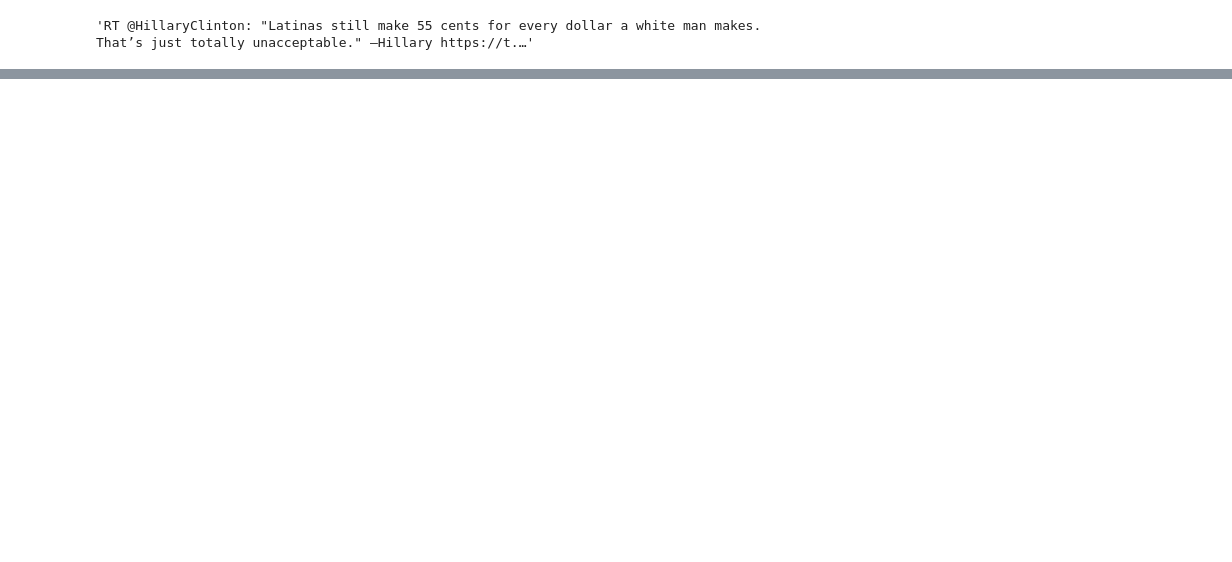
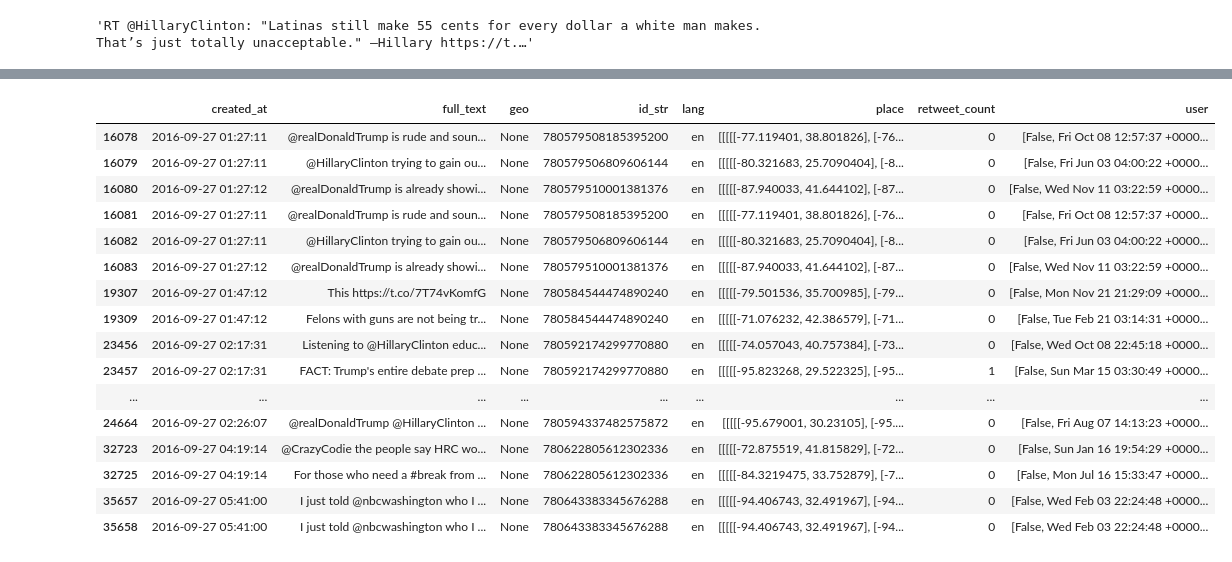
Before and after one commit to YvesWang/Geographic_LDA, a Jupyter notebook: util/preprocessing.ipynb, the cells around one changed output, grey strips where cells are left out. Cells and saved outputs as stored; diff of their text form; code cells hidden in the pictures; blank space fills up the shorter version.

```diff
--- a/util/preprocessing.ipynb
+++ b/util/preprocessing.ipynb
@@ -50,0 +52,21 @@ df[df['place'].isnull()]
+# %%
+ids = df["id_str"]
+df[ids.isin(ids[ids.duplicated()])]
+# %% [output]
+|  | created_at | full_text | geo | id_str | lang | place | retweet_count | user |
+| 16078 | 2016-09-27 01:27:11 | @realDonaldTrump is rude and soun... | None | 780579508185395200 | en | [[[[[-77.119401, 38.801826], [-76... | 0 | [False, Fri Oct 08 12:57:37 +0000... |
+| 16079 | 2016-09-27 01:27:11 | @HillaryClinton trying to gain ou... | None | 780579506809606144 | en | [[[[[-80.321683, 25.7090404], [-8... | 0 | [False, Fri Jun 03 04:00:22 +0000... |
+| 16080 | 2016-09-27 01:27:12 | @realDonaldTrump is already showi... | None | 780579510001381376 | en | [[[[[-87.940033, 41.644102], [-87... | 0 | [False, Wed Nov 11 03:22:59 +0000... |
+| 16081 | 2016-09-27 01:27:11 | @realDonaldTrump is rude and soun... | None | 780579508185395200 | en | [[[[[-77.119401, 38.801826], [-76... | 0 | [False, Fri Oct 08 12:57:37 +0000... |
+| 16082 | 2016-09-27 01:27:11 | @HillaryClinton trying to gain ou... | None | 780579506809606144 | en | [[[[[-80.321683, 25.7090404], [-8... | 0 | [False, Fri Jun 03 04:00:22 +0000... |
+| 16083 | 2016-09-27 01:27:12 | @realDonaldTrump is already showi... | None | 780579510001381376 | en | [[[[[-87.940033, 41.644102], [-87... | 0 | [False, Wed Nov 11 03:22:59 +0000... |
+| 19307 | 2016-09-27 01:47:12 | This https://t.co/7T74vKomfG | None | 780584544474890240 | en | [[[[[-79.501536, 35.700985], [-79... | 0 | [False, Mon Nov 21 21:29:09 +0000... |
+| 19309 | 2016-09-27 01:47:12 | Felons with guns are not being tr... | None | 780584544474890240 | en | [[[[[-71.076232, 42.386579], [-71... | 0 | [False, Tue Feb 21 03:14:31 +0000... |
+| 23456 | 2016-09-27 02:17:31 | Listening to @HillaryClinton educ... | None | 780592174299770880 | en | [[[[[-74.057043, 40.757384], [-73... | 0 | [False, Wed Oct 08 22:45:18 +0000... |
+| 23457 | 2016-09-27 02:17:31 | FACT: Trump's entire debate prep ... | None | 780592174299770880 | en | [[[[[-95.823268, 29.522325], [-95... | 1 | [False, Sun Mar 15 03:30:49 +0000... |
+| ... | ... | ... | ... | ... | ... | ... | ... | ... |
+| 24664 | 2016-09-27 02:26:07 | @realDonaldTrump @HillaryClinton ... | None | 780594337482575872 | en | [[[[[-95.679001, 30.23105], [-95.... | 0 | [False, Fri Aug 07 14:13:23 +0000... |
+| 32723 | 2016-09-27 04:19:14 | @CrazyCodie the people say HRC wo... | None | 780622805612302336 | en | [[[[[-72.875519, 41.815829], [-72... | 0 | [False, Sun Jan 16 19:54:29 +0000... |
+| 32725 | 2016-09-27 04:19:14 | For those who need a #break from ... | None | 780622805612302336 | en | [[[[[-84.3219475, 33.752879], [-7... | 0 | [False, Mon Jul 16 15:33:47 +0000... |
+| 35657 | 2016-09-27 05:41:00 | I just told @nbcwashington who I ... | None | 780643383345676288 | en | [[[[[-94.406743, 32.491967], [-94... | 0 | [False, Wed Feb 03 22:24:48 +0000... |
+| 35658 | 2016-09-27 05:41:00 | I just told @nbcwashington who I ... | None | 780643383345676288 | en | [[[[[-94.406743, 32.491967], [-94... | 0 | [False, Wed Feb 03 22:24:48 +0000... |
```
Also changed, not shown: parts of 6 cells of this notebook, 4 other files.
